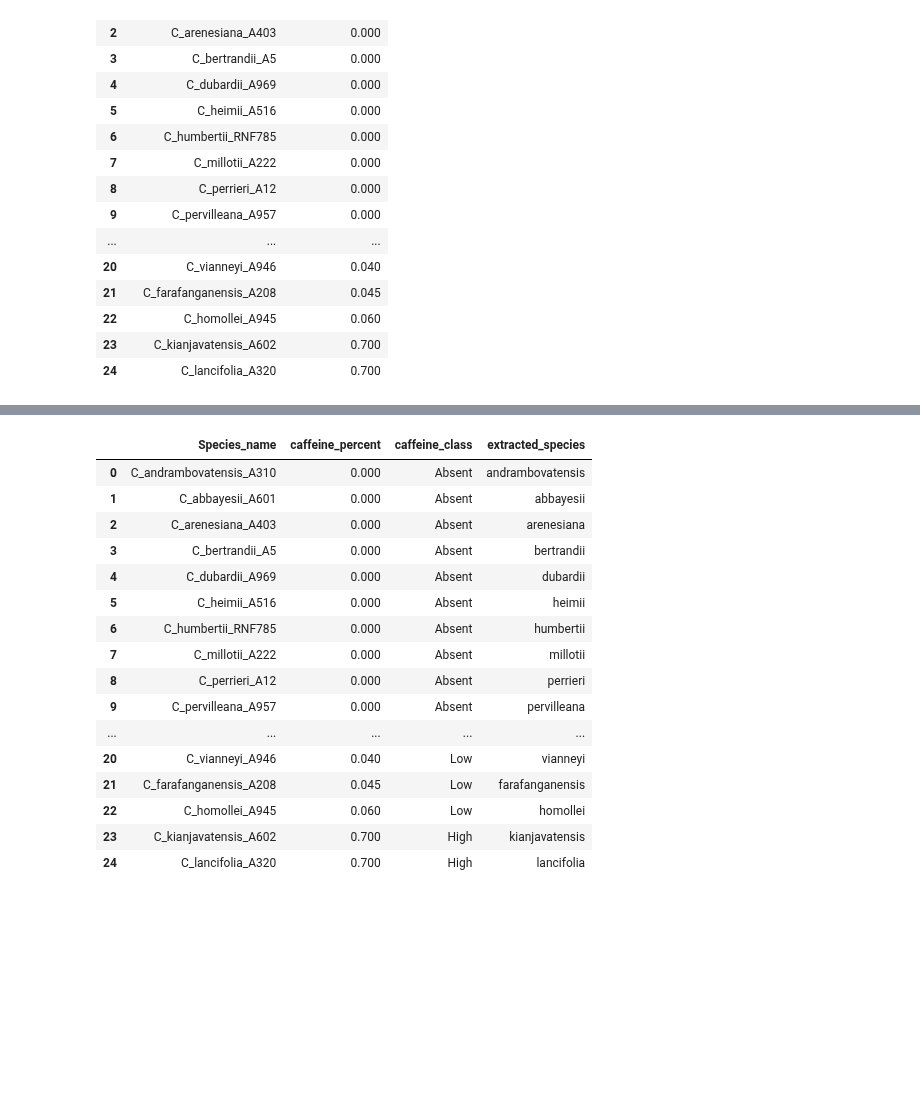
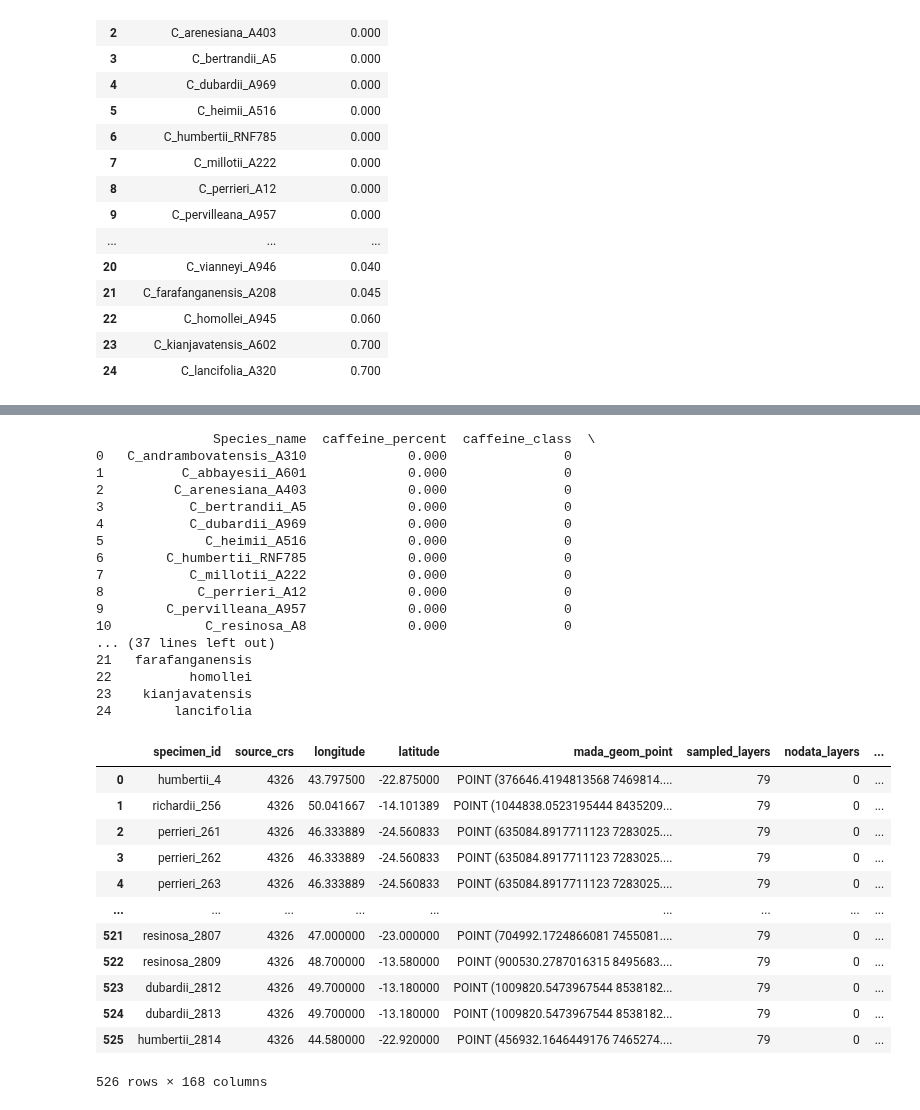
Before and after one commit to tahiri-lab/py_madaclim, a Jupyter notebook: workdir/analysis/bin/add_caff_class_to_collection.ipynb, the cells around one changed output, grey strips where cells are left out. Drawn from its saved outputs; the diff is of its cells as text; code cells hidden in the pictures; blank space fills up the shorter version.

Commit message:
adjusted caffeine class to binary

```diff
--- a/workdir/analysis/bin/add_caff_class_to_collection.ipynb
+++ b/workdir/analysis/bin/add_caff_class_to_collection.ipynb
@@ -32,3 +32,6 @@ coffee_data.head
 525                                          0                              0
 
 [526 rows x 167 columns]>
+# %%
+coffee_data.drop(coffee_data.columns[0], axis=1, inplace=True)
+coffee_data.head
@@ -52,14 +73,3 @@ caffeine_content
 | 22 | C_homollei_A945 | 0.060 |
 | 23 | C_kianjavatensis_A602 | 0.700 |
 | 24 | C_lancifolia_A320 | 0.700 |
-# %%
-# Define bin edges and class labels based on your data
-bins = [-1, 0.0, 0.2, 0.5, 100]  # Adjust these values based on your caffeine content distribution
-labels = ['Absent', 'Low', 'Medium', 'High']  # Define your class labels
-
-# Assuming 'caffeine_content' is the column with caffeine levels in your dataset
-caffeine_content['caffeine_class'] = pd.cut(caffeine_content['caffeine_percent'], bins=bins, labels=labels)
-
-# Check the new column
-#print(caffeine_content[['caffeine_percent', 'caffeine_class']])
-caffeine_content
@@ -83,0 +76,5 @@ caffeine_content
+# %%
+# binary classification: 0 if caffeine_percent is 0 (or below), 1 if above 0
+caffeine_content['caffeine_class'] = (caffeine_content['caffeine_percent'] > 0).astype(int)
+
+print(caffeine_content)
@@ -108,24 +120,24 @@ coffee_data.head
 # %%
 caffeine_content['extracted_species'] = caffeine_content['Species_name'].str.split('_').str[1]
-caffeine_content
+print(caffeine_content)
 # %% [output]
-|  | Species_name | caffeine_percent | caffeine_class | extracted_species |
-| 0 | C_andrambovatensis_A310 | 0.000 | Absent | andrambovatensis |
-| 1 | C_abbayesii_A601 | 0.000 | Absent | abbayesii |
-| 2 | C_arenesiana_A403 | 0.000 | Absent | arenesiana |
-| 3 | C_bertrandii_A5 | 0.000 | Absent | bertrandii |
-| 4 | C_dubardii_A969 | 0.000 | Absent | dubardii |
-| 5 | C_heimii_A516 | 0.000 | Absent | heimii |
-| 6 | C_humbertii_RNF785 | 0.000 | Absent | humbertii |
-| 7 | C_millotii_A222 | 0.000 | Absent | millotii |
-| 8 | C_perrieri_A12 | 0.000 | Absent | perrieri |
-| 9 | C_pervilleana_A957 | 0.000 | Absent | pervilleana |
-| ... | ... | ... | ... | ... |
-| 20 | C_vianneyi_A946 | 0.040 | Low | vianneyi |
-| 21 | C_farafanganensis_A208 | 0.045 | Low | farafanganensis |
-| 22 | C_homollei_A945 | 0.060 | Low | homollei |
-| 23 | C_kianjavatensis_A602 | 0.700 | High | kianjavatensis |
-| 24 | C_lancifolia_A320 | 0.700 | High | lancifolia |
+               Species_name  caffeine_percent  caffeine_class  \
+0   C_andrambovatensis_A310             0.000               0
+1          C_abbayesii_A601             0.000               0
+2         C_arenesiana_A403             0.000               0
+3           C_bertrandii_A5             0.000               0
+4           C_dubardii_A969             0.000               0
+5             C_heimii_A516             0.000               0
+6        C_humbertii_RNF785             0.000               0
+7           C_millotii_A222             0.000               0
+8            C_perrieri_A12             0.000               0
+9        C_pervilleana_A957             0.000               0
+10            C_resinosa_A8             0.000               0
+... (37 lines left out)
+21   farafanganensis
+22          homollei
+23    kianjavatensis
+24        lancifolia
 # %%
 merged_df = pd.merge(
     coffee_data,
@@ -140,3 +152,19 @@ merged_df = merged_df.drop(columns=['extracted_specimen', 'extracted_species'])
 
 # The result is the original DataFrame with an additional 'caffeine_class' column
 merged_df.to_csv(r'../data/coll_caff_node_w_class.csv', index=False)
+# %%
+merged_df
+# %% [output]
+|  | specimen_id | source_crs | longitude | latitude | mada_geom_point | sampled_layers | nodata_layers | ... |
+| 0 | humbertii_4 | 4326 | 43.797500 | -22.875000 | POINT (376646.4194813568 7469814.... | 79 | 0 | ... |
+| 1 | richardii_256 | 4326 | 50.041667 | -14.101389 | POINT (1044838.0523195444 8435209... | 79 | 0 | ... |
+| 2 | perrieri_261 | 4326 | 46.333889 | -24.560833 | POINT (635084.8917711123 7283025.... | 79 | 0 | ... |
+| 3 | perrieri_262 | 4326 | 46.333889 | -24.560833 | POINT (635084.8917711123 7283025.... | 79 | 0 | ... |
+| 4 | perrieri_263 | 4326 | 46.333889 | -24.560833 | POINT (635084.8917711123 7283025.... | 79 | 0 | ... |
+| ... | ... | ... | ... | ... | ... | ... | ... | ... |
+| 521 | resinosa_2807 | 4326 | 47.000000 | -23.000000 | POINT (704992.1724866081 7455081.... | 79 | 0 | ... |
+| 522 | resinosa_2809 | 4326 | 48.700000 | -13.580000 | POINT (900530.2787016315 8495683.... | 79 | 0 | ... |
+| 523 | dubardii_2812 | 4326 | 49.700000 | -13.180000 | POINT (1009820.5473967544 8538182... | 79 | 0 | ... |
+| 524 | dubardii_2813 | 4326 | 49.700000 | -13.180000 | POINT (1009820.5473967544 8538182... | 79 | 0 | ... |
+| 525 | humbertii_2814 | 4326 | 44.580000 | -22.920000 | POINT (456932.1646449176 7465274.... | 79 | 0 | ... |
+526 rows × 168 columns
```
Also changed, not shown: parts of 5 cells of this notebook, 3 other files.
